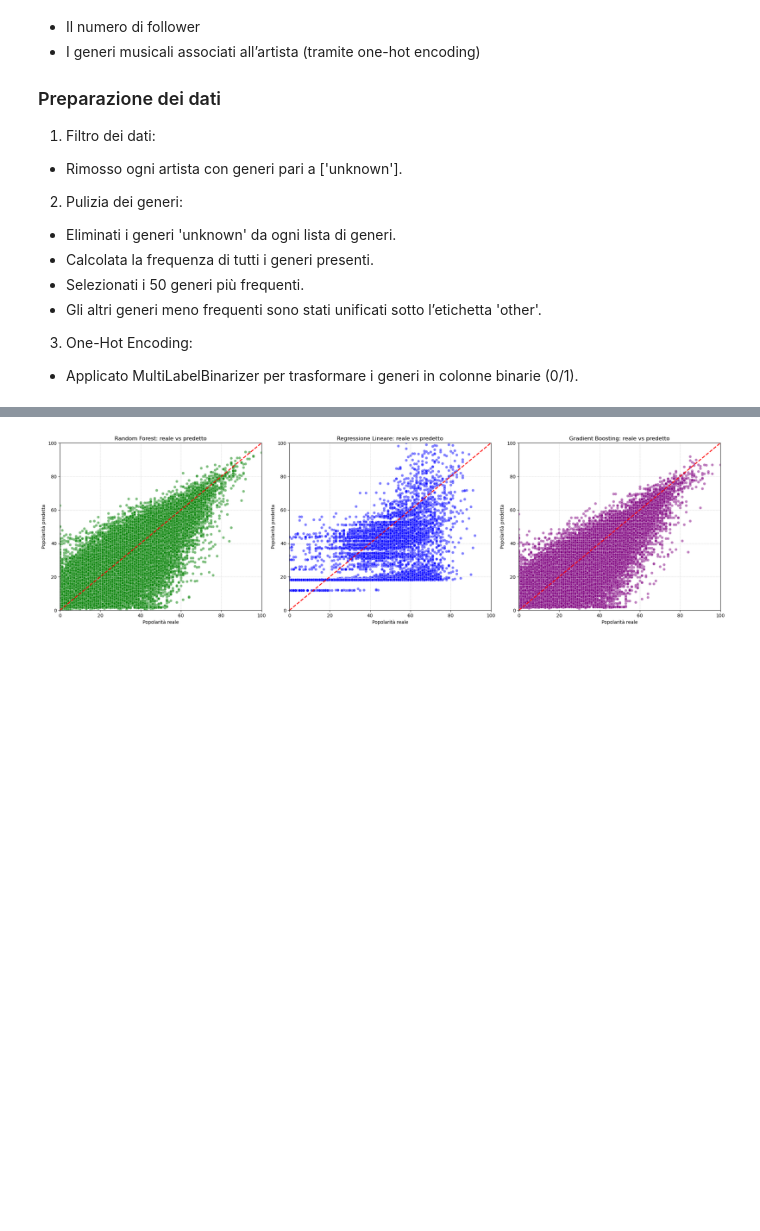
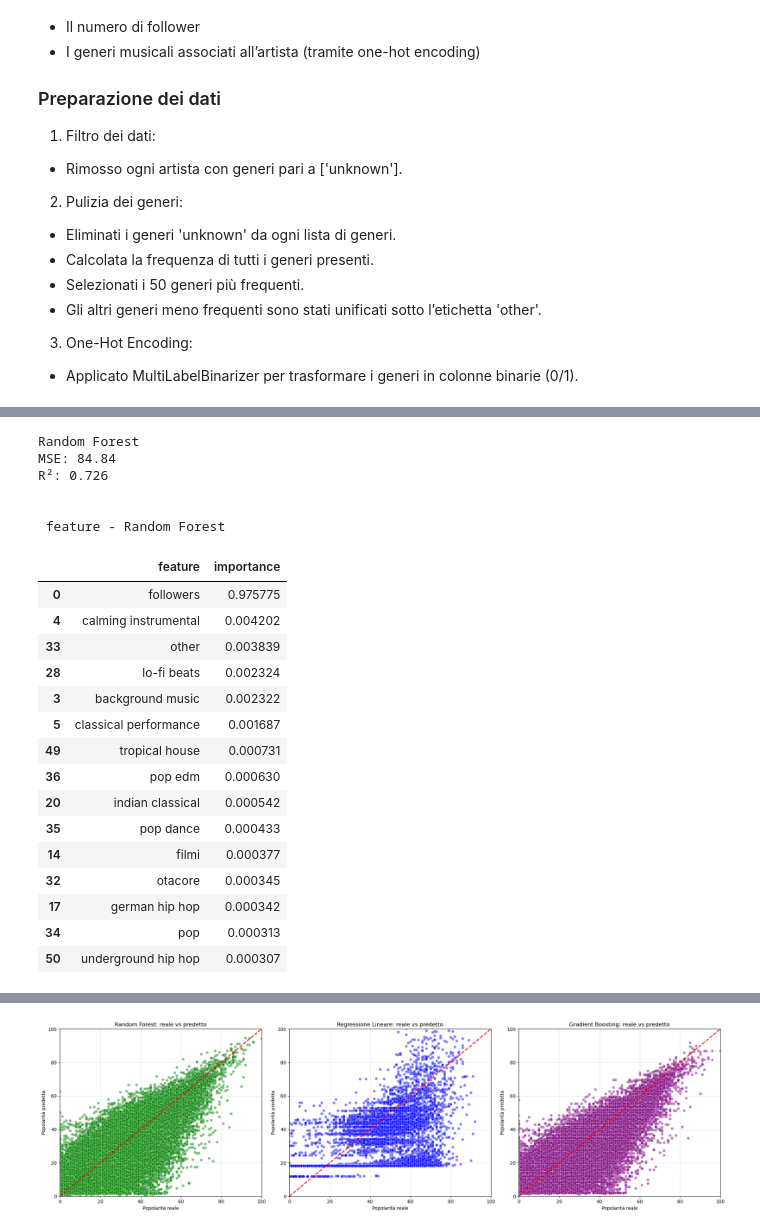
Before and after one commit to AmbroAle/data-intesive-project, a Jupyter notebook: SpotifyData.ipynb, the cells around one changed output, grey strips where cells are left out. Cells and saved outputs as stored; diff of their text form; code cells hidden in the pictures; blank space fills up the shorter version.

```diff
--- a/SpotifyData.ipynb
+++ b/SpotifyData.ipynb
@@ -575,6 +593,17 @@ def safe_parse(val):
         return []
 
 tracks['artists'] = tracks['artists'].apply(safe_parse)
+
+# Funzione per creare un DataFrame con importanza/coefficiente
+def get_feature_importance(model, feature_names):
+    if hasattr(model, 'feature_importances_'):
+        importances = model.feature_importances_
+    else:
+        importances = np.abs(model.coef_)
+    return pd.DataFrame({
+        'feature': feature_names,
+        'importance': importances
+    }).sort_values(by='importance', ascending=False)
 # %%
 required = ['popularity', 'duration_ms', 'explicit', 'danceability', 'energy', 'year']
 tracks_clean = tracks.dropna(subset=required)
@@ -773,0 +798,35 @@ R²: 0.756
+# %%
+rf = RandomForestRegressor(n_estimators=100, random_state=42, n_jobs=-1)
+rf.fit(X_train, y_train)
+y_pred_rf = rf.predict(X_test)
+
+print("Random Forest")
+print(f"MSE: {mean_squared_error(y_test, y_pred_rf):.2f}")
+print(f"R²: {r2_score(y_test, y_pred_rf):.3f}\n")
+
+rf_importance = get_feature_importance(rf, X.columns)
+print("\n feature - Random Forest")
+display(rf_importance.head(15))
+# %% [output]
+Random Forest
+MSE: 84.84
+R²: 0.726
+
+
+ feature - Random Forest
+|  | feature | importance |
+| 0 | followers | 0.975775 |
+| 4 | calming instrumental | 0.004202 |
+| 33 | other | 0.003839 |
+| 28 | lo-fi beats | 0.002324 |
+| 3 | background music | 0.002322 |
+| 5 | classical performance | 0.001687 |
+| 49 | tropical house | 0.000731 |
+| 36 | pop edm | 0.000630 |
+| 20 | indian classical | 0.000542 |
+| 35 | pop dance | 0.000433 |
+| 14 | filmi | 0.000377 |
+| 32 | otacore | 0.000345 |
+| 17 | german hip hop | 0.000342 |
+| 34 | pop | 0.000313 |
+| 50 | underground hip hop | 0.000307 |
```
Also changed, not shown: parts of 10 cells of this notebook.
